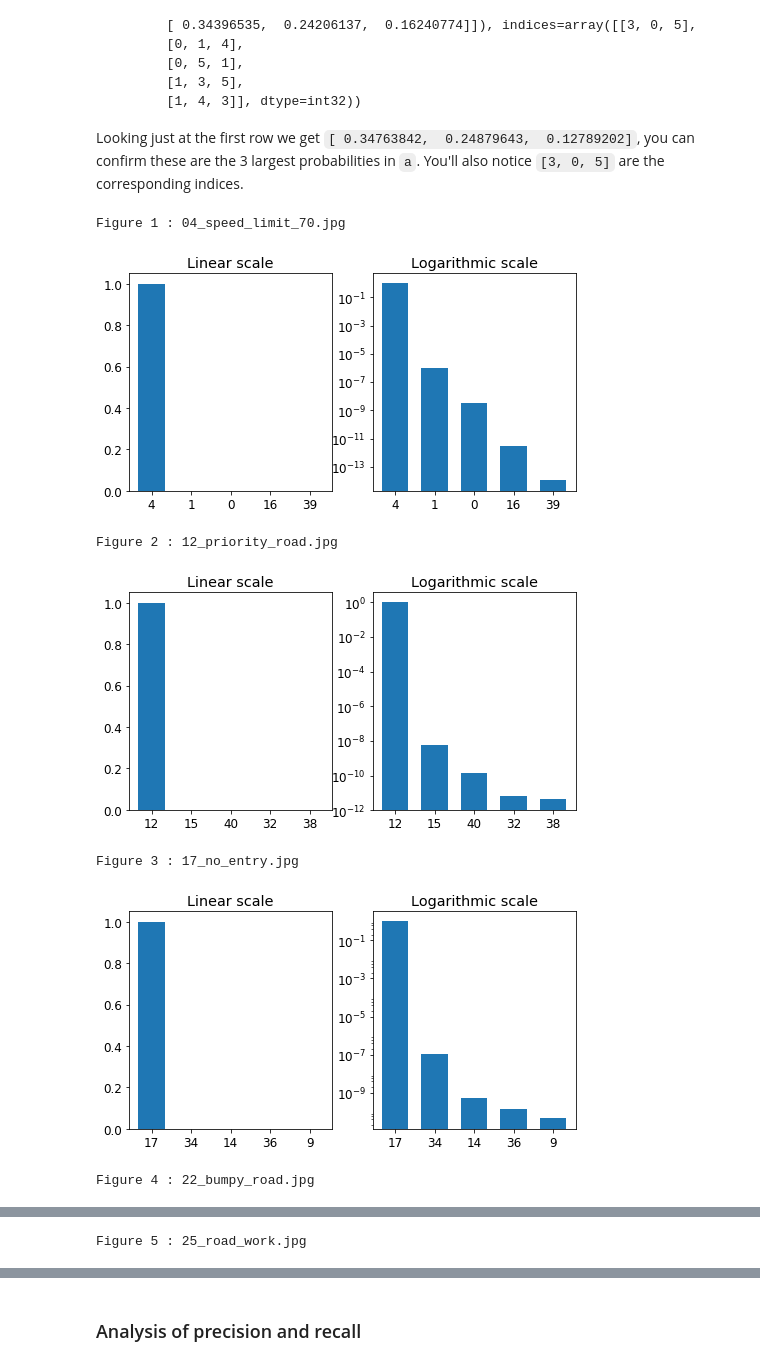
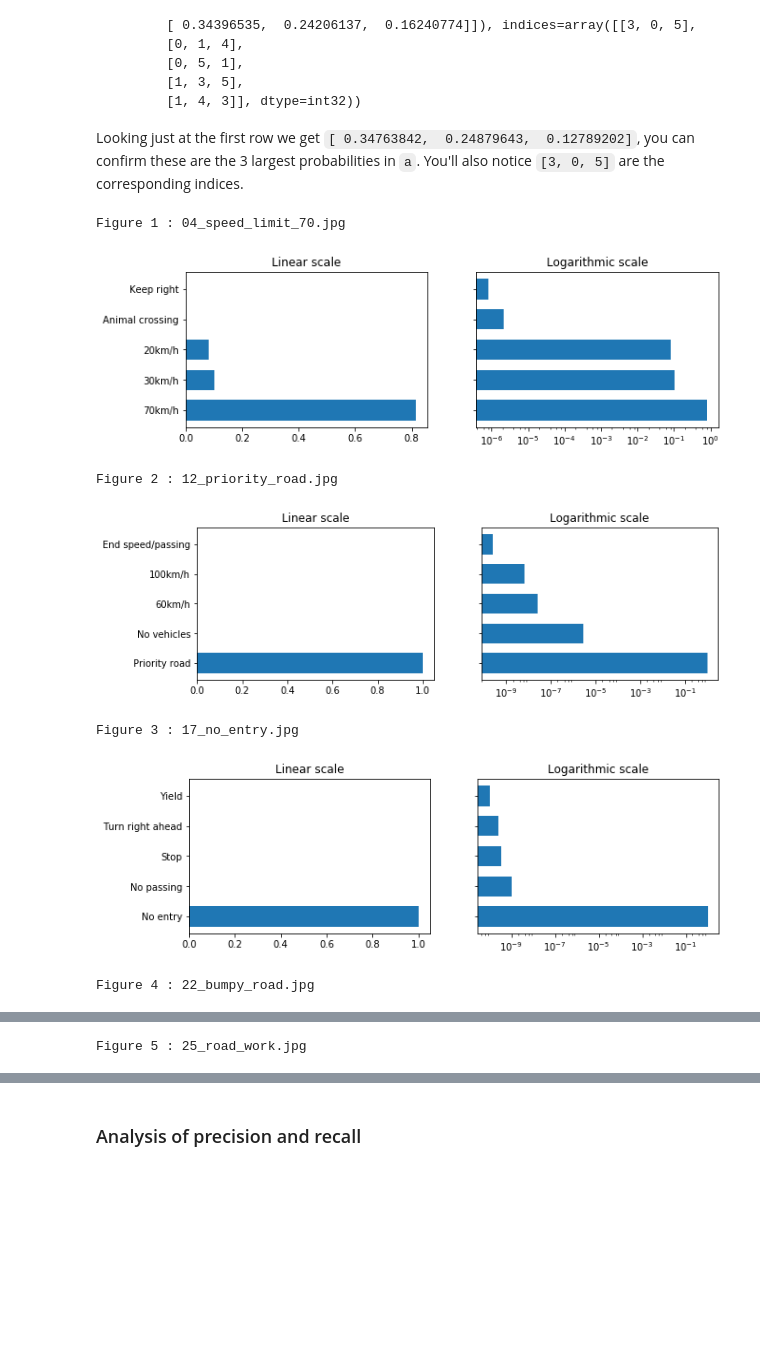
Before and after one commit to JohanSmet/udacity_carnd, a Jupyter notebook: Traffic_Sign_Classifier.ipynb, the cells around one changed output, grey strips where cells are left out. Drawn from its saved outputs; the diff is of its cells as text; code cells hidden in the pictures; blank space fills up the shorter version.

```diff
--- a/Traffic_Sign_Classifier.ipynb
+++ b/Traffic_Sign_Classifier.ipynb
@@ -97,6 +97,7 @@ import pandas as pd
 
 sign_data = pd.read_csv('signnames.csv')
 sign_names = sign_data['SignName']
+sign_labels = sign_data['SmallName']
 # %% [markdown]
 #### Sample images
 # %%
@@ -125,6 +126,6 @@ n, bins, patches = plt.hist([y_train, y_valid, y_test],
                             label=labels,
                             color=colors, edgecolor='black', alpha=0.75)
 plt.axis([0, n_classes, 0, 0.07])
-_ = plt.xticks(bins+0.5, sign_names, rotation=270)
-l = plt.legend()
+_ = plt.xticks(bins+0.5, sign_labels, rotation=270)
+_ = plt.legend()
 # %% [output]
@@ -401,7 +402,7 @@ class ClassifierNet:
     def run_precision_recall(self, session, batch_x, batch_y):
         predicted = tf.one_hot(tf.argmax(self.logits, 1), n_classes)
         TP = tf.count_nonzero(predicted * self.one_hot_y, 0)
-        TN = tf.count_nonzero((predicted - 1) * (self.one_hot_y - 1), 0)
+        # TN = tf.count_nonzero((predicted - 1) * (self.one_hot_y - 1), 0)
         FP = tf.count_nonzero(predicted * (self.one_hot_y - 1), 0)
         FN = tf.count_nonzero((predicted - 1) * self.one_hot_y, 0)
         precision = TP / (TP + FP)
@@ -412,6 +413,14 @@ class ClassifierNet:
                                             self.ph_y : batch_y,
                                             self.ph_keep_prob : 1.0})
 
+    def run_confusion_matrix(self, session, batch_x, batch_y):
+        predicted = tf.argmax(self.logits, 1)
+        conf_abs  = tf.confusion_matrix(self.ph_y, predicted, n_classes)
+        conf_norm = conf_abs / tf.reduce_sum(conf_abs, 1)
+        return session.run([conf_abs, conf_norm], feed_dict={
+                                            self.ph_x : batch_x,
+                                            self.ph_y : batch_y,
+                                            self.ph_keep_prob : 1.0})
 
 
     def save_model(self, session):
@@ -610,24 +619,26 @@ Looking just at the first row we get `[ 0.34763842,  0.24879643,  0.12789202]`,
 # %%
 ### Print out the top five softmax probabilities for the predictions on the German traffic sign images found on the web.
 ### Feel free to use as many code cells as needed.
 with tf.Session() as session:
     top_values, top_indices = session.run(tf.nn.top_k(tf.constant(np.array(new_softmax)), k=5))
 
     for idx in range(5):
         print('Figure {} : {}'.format(idx+1, new_image_filenames[idx]))
-        fig, axes = plt.subplots(1, 2, sharex=True, sharey=False, figsize=(8,4))
+        fig, axes = plt.subplots(1, 2, sharex=False, sharey=True, figsize=(10,3))
         axes[0].set_title('Linear scale')
-        axes[0].bar(range(5), top_values[idx,0], width=1/1.5)
+        axes[0].barh(range(5), top_values[idx,0], height=1/1.5)
         axes[1].set_title('Logarithmic scale')
-        axes[1].bar(range(5), top_values[idx,0], width=1/1.5, log=True)
-        axes[0].set_xticks(range(5))
-        axes[0].set_xticklabels(top_indices[idx,0])
+        axes[1].barh(range(5), top_values[idx,0], height=1/1.5, log=True)
+        axes[0].set_yticks(range(5))
+        axes[0].set_yticklabels(sign_labels[top_indices[idx,0]])
+        axes[0].invert_yaxis()
+        axes[1].invert_yaxis()
         plt.show()
 # %% [output]
 Figure 1 : 04_speed_limit_70.jpg
-[figure, old version]
+[figure, new version]
 Figure 2 : 12_priority_road.jpg
-[figure, old version]
+[figure, new version]
 Figure 3 : 17_no_entry.jpg
-[figure, old version]
+[figure, new version]
 Figure 4 : 22_bumpy_road.jpg
```
Also changed, not shown: parts of 7 cells of this notebook, 2 other files.
